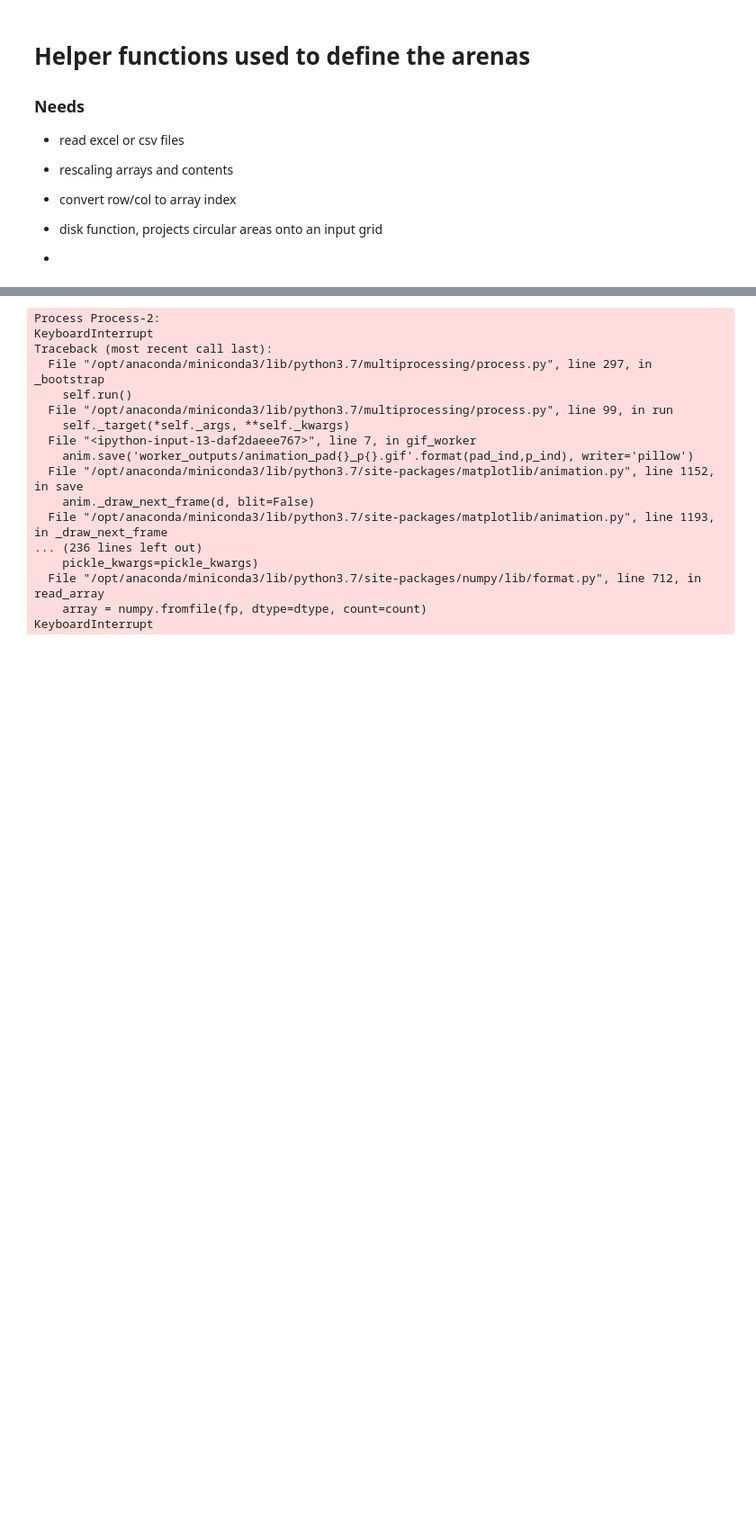
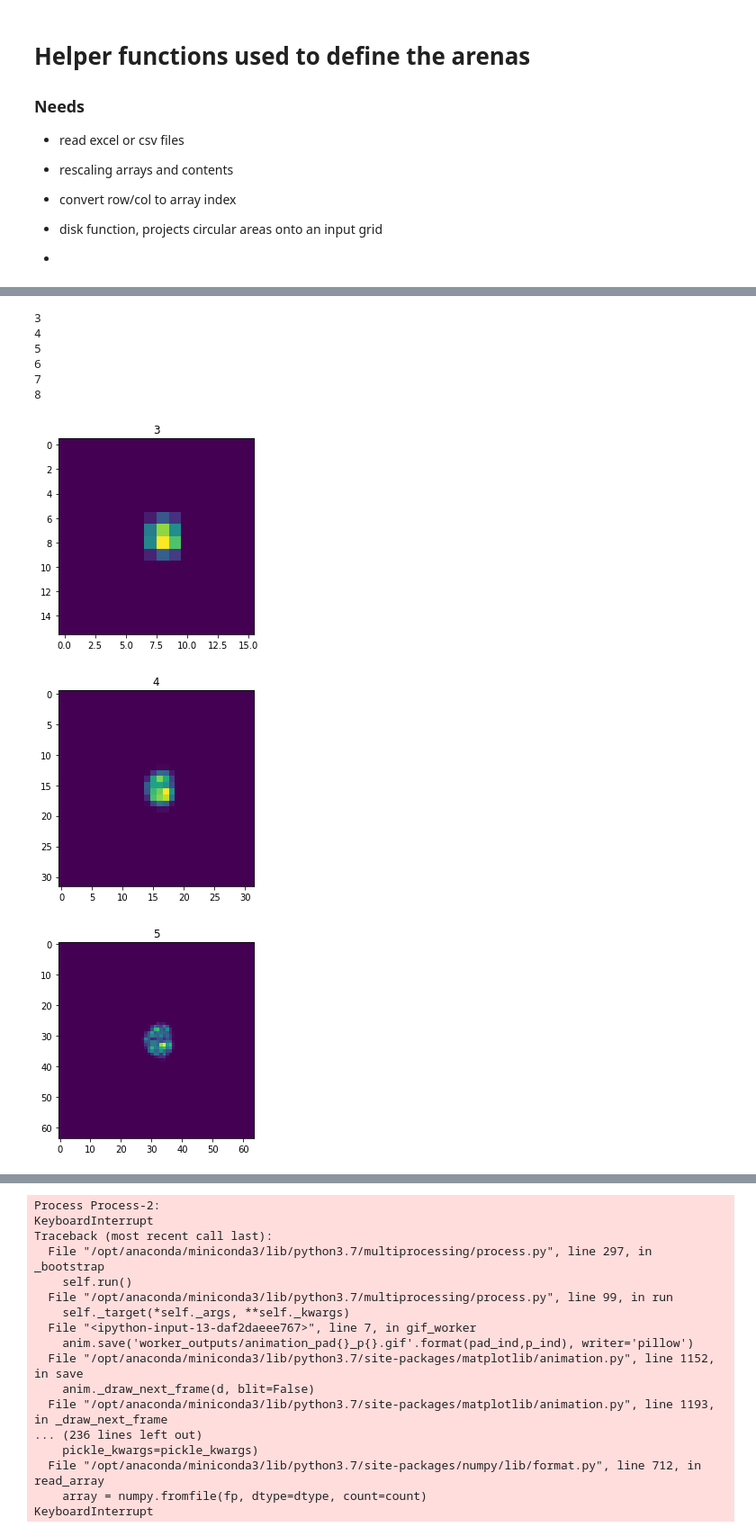
Before and after one commit to boospooky/omnitray-modeling, a Jupyter notebook: omnitray-modeling/mimic_190413_exp_jac.ipynb, the cells around one changed output, grey strips where cells are left out. Shown at 90% size. Cells and saved outputs as stored; diff of their text form; code cells hidden in the pictures; blank space fills up the shorter version.

Commit message:
committimg before attempting hill like cell dispersal

```diff
--- a/omnitray-modeling/mimic_190413_exp_jac.ipynb
+++ b/omnitray-modeling/mimic_190413_exp_jac.ipynb
@@ -181,6 +181,7 @@ def wrapper(dims, p0, initial_array, tmax, atol, rtol, calc_f, jac):
     exp_t = out.t
     exp_y = out.y.T
     exp_y.shape = (len(exp_t), species, n_h, n_w)
+    print("nfev:{} njev:{}".format(out.nfev, out.njev))
     return exp_y, exp_t
 
 # @numba.jit(cache=True)
@@ -361,9 +362,10 @@ def prep_pad_8(scale):
 # try to make a jacobian function
 # you'll likely need to use the vectorized version of the ODE, rather than the matrix version.
 # first, just see if you can use the sparsity structure matrix approach
-def prep_jac(p0, dims):
+def prep_jac(D_vec, p0, dims):
     dx, Dc, Dn, rc, Kn, Hn, pn, xs, ps, leak, od0 = p0
     species, n_h, n_w, scale = dims
+    c_i, n_i, s_i = np.arange(species)
     # Make jacobian array
     #     print('make jacobian array')
     n_jac = n_h*n_w*species
@@ -477,6 +479,8 @@ def prep_jac(p0, dims):
 
     #     @numba.jit(cache=True,nopython=True)
     def calc_jac(t, y):
+        c_i, n_i, s_i = 0,1,2
+        col_thresh = 1e-4
         n_terms = np.sum([len(xx) for xx in indices_list])
         data_vec = np.zeros(n_terms, dtype=np.float32)
         j1_vec = np.zeros(n_terms, dtype=np.int)
@@ -540,14 +544,17 @@ def prep_jac(p0, dims):
 
     return calc_jac_wrapper
 
-def prep_initial_array(od0, species, cell_init):
-
+def prep_initial_array(p0, species, cell_init):
+    dx, Dc, Dn, rc, Kn, Hn, pn, xs, ps, leak, od0 = p0
+    c_i, n_i, s_i = np.arange(species)
+    col_thresh = 1e-4
     n_h, n_w = cell_init.shape
     # Set initial conditions
     initial_array = np.zeros((species, n_h, n_w), dtype=np.float32, order='C')# + 1e-7
     initial_array[n_i,:,:] = 100*np.ones((n_h, n_w), dtype=np.float32)
     initial_array[c_i,:,:] = cell_init*od0
     initial_array[s_i,:,:] = np.greater(cell_init, col_thresh)*(xs/(rc+ps))
+    return initial_array
 
 def sim_pad_prep(p0, scale, tmax, prep_fn):
     # Calculate dx and redefine p0
@@ -561,7 +568,8 @@ def sim_pad_prep(p0, scale, tmax, prep_fn):
     species = 3 # cells, nutrients, mscarlet
     cell_init = prep_fn(scale)
     n_h, n_w = cell_init.shape
-    initial_array = prep_initial_array(od0, species, cell_init)
+    initial_array = prep_initial_array(p0, species, cell_init)
+    print(initial_array.shape)
     col_thresh = 1e-4
 
     dims = [species, n_h, n_w, scale]
@@ -595,7 +603,7 @@ def sim_pad_prep(p0, scale, tmax, prep_fn):
         # Synthase production
         d_y[s_i,:,:] = (dx)*Dc*diff_terms[s_i,:,:] + (xs * np.greater(y[c_i,:,:], 1e-4) - rc * y[s_i,:,:]) * nut_avail - ps * y[s_i,:,:]
 
-    calc_jac_wrapper = prep_jac(p0, dims)
+    calc_jac_wrapper = prep_jac(D_vec, p0, dims)
 
     return dims, p0, initial_array, tmax, atol, rtol, calc_f, calc_jac_wrapper
 #     return wrapper(dims, p0, initial_array, tmax, atol, rtol, calc_f, calc_jac_wrapper)
@@ -603,7 +611,10 @@ def sim_pad_prep(p0, scale, tmax, prep_fn):
 def sim_pad(p0, scale, tmax, prep_fn):
     return wrapper(*sim_pad_prep(p0, scale, tmax, prep_fn))
 # %%
-# p0 = np.array([1e-5, 3e-1, 2e-2, 75, 2, 1, 1e-8, 8e-3, 5e2, 1], dtype=np.float32)
+              #  Dc, Dn,   rc,  Kn, Hn, pn, xs,  ps, leak, od0]
+p0 = np.array([1e-5, 3e-1, 2e-2, 75, 2, 1, 1e-8, 8e-3, 5e2, 1], dtype=np.float32)
 # dims, _, initial_array, tmax, _, _, calc_f, calc_jac = sim_pad(p0,np.power(2,3).astype(np.int), 10*60, prep_pad_0)
 # # out = calc_f()
-# # out = sim_pad(p0,np.power(2,3).astype(np.int), 10*60, prep_pad_0)
+for scale_power in [3,4,5,6,7,8]:
+#     print(scale_power)
+    %time sim_pad(p0,np.power(2,scale_power).astype(np.int), 10*60, prep_pad_2)
@@ -609,0 +639,18 @@ def sim_pad(p0, scale, tmax, prep_fn):
+# %%
+for scale_power in [3,4,5,6,7,8]:
+    print(scale_power)
+    plt.figure()
+    scale = np.power(2,scale_power).astype(np.int)
+    init_state = prep_pad_2(scale)
+    plt.imshow(init_state)
+    plt.title(scale_power)
+# %% [output]
+3
+4
+5
+6
+7
+8
+[figure, added]
+[figure, added]
+[figure, added]
```
Also changed, not shown: parts of 29 cells of this notebook.
